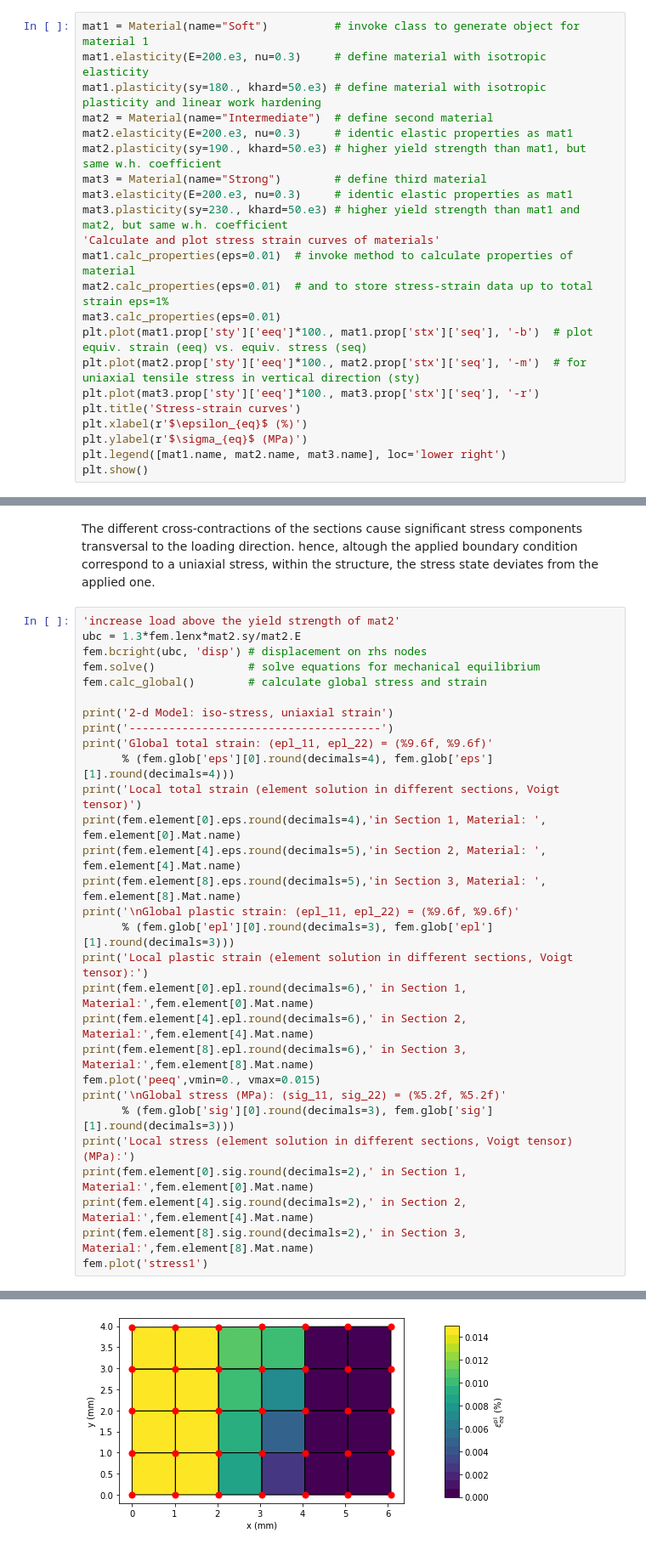
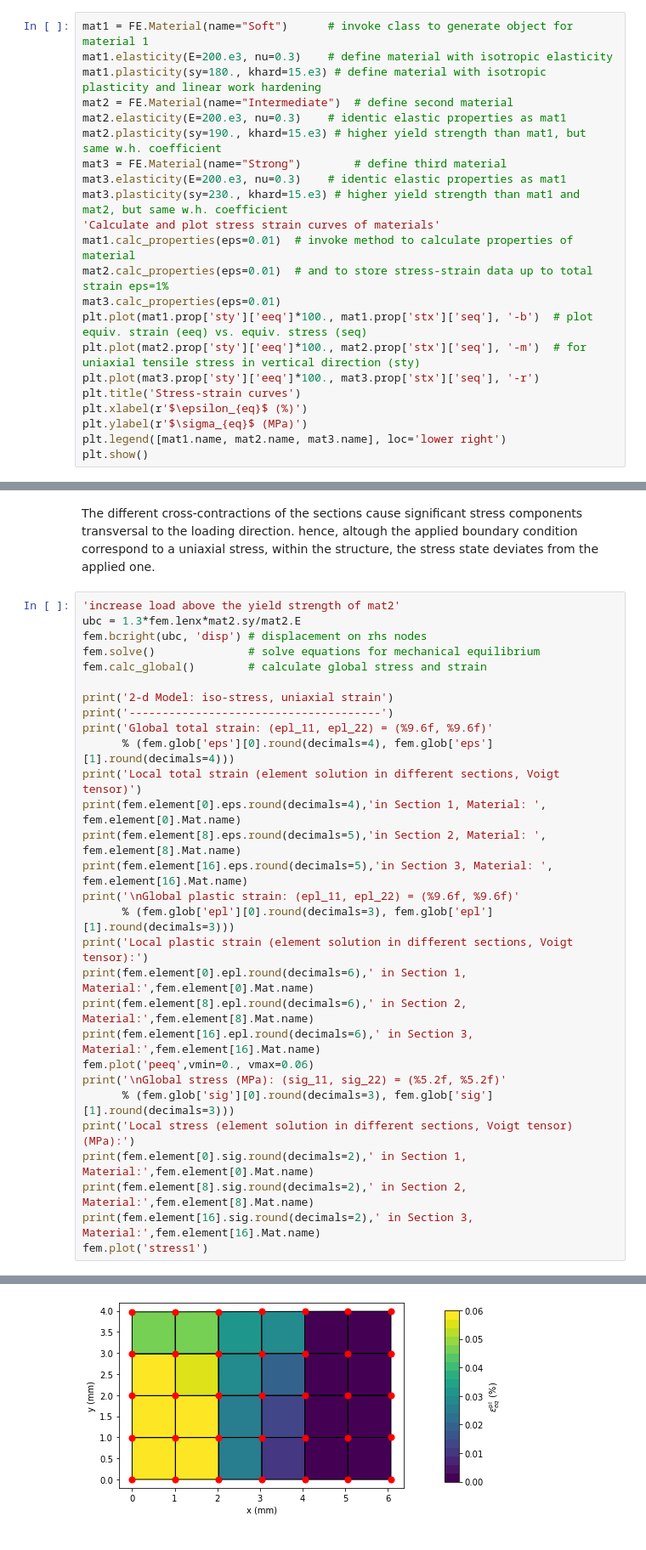
Before and after one commit to AHartmaier/pyLabFEA, a Jupyter notebook: notebooks/pyLabFEA_Homogenization.ipynb, the cells around one changed output, grey strips where cells are left out. Shown at 85% size. Saved outputs shown, nothing was run; the diff lists cells and outputs as text.

```diff
--- a/notebooks/pyLabFEA_Homogenization.ipynb
+++ b/notebooks/pyLabFEA_Homogenization.ipynb
@@ -25,15 +24,15 @@ import numpy as np
 
 In the first step, the class ``Material`` in invoked to create objects for three materials, with identical elastic properties, but different yield strengths. The unit of stress is 1 MPa. All features of the class ``Material`` are described in the  <a rel="Intro" href="https://ahartmaier.github.io/pyLabFEA/pyLabFEA.html#module-pyLabMaterial">documentation</a>.
 # %%
-mat1 = Material(name="Soft")          # invoke class to generate object for material 1
-mat1.elasticity(E=200.e3, nu=0.3)     # define material with isotropic elasticity
-mat1.plasticity(sy=180., khard=50.e3) # define material with isotropic plasticity and linear work hardening
-mat2 = Material(name="Intermediate")  # define second material
-mat2.elasticity(E=200.e3, nu=0.3)     # identic elastic properties as mat1
-mat2.plasticity(sy=190., khard=50.e3) # higher yield strength than mat1, but same w.h. coefficient
-mat3 = Material(name="Strong")        # define third material
-mat3.elasticity(E=200.e3, nu=0.3)     # identic elastic properties as mat1
-mat3.plasticity(sy=230., khard=50.e3) # higher yield strength than mat1 and mat2, but same w.h. coefficient
+mat1 = FE.Material(name="Soft")      # invoke class to generate object for material 1
+mat1.elasticity(E=200.e3, nu=0.3)    # define material with isotropic elasticity
+mat1.plasticity(sy=180., khard=15.e3) # define material with isotropic plasticity and linear work hardening
+mat2 = FE.Material(name="Intermediate")  # define second material
+mat2.elasticity(E=200.e3, nu=0.3)    # identic elastic properties as mat1
+mat2.plasticity(sy=190., khard=15.e3) # higher yield strength than mat1, but same w.h. coefficient
+mat3 = FE.Material(name="Strong")        # define third material
+mat3.elasticity(E=200.e3, nu=0.3)    # identic elastic properties as mat1
+mat3.plasticity(sy=230., khard=15.e3) # higher yield strength than mat1 and mat2, but same w.h. coefficient
 'Calculate and plot stress strain curves of materials'
 mat1.calc_properties(eps=0.01)  # invoke method to calculate properties of material
 mat2.calc_properties(eps=0.01)  # and to store stress-strain data up to total strain eps=1%
@@ -640,21 +645,21 @@ print('Global total strain: (epl_11, epl_22) = (%9.6f, %9.6f)'
       % (fem.glob['eps'][0].round(decimals=4), fem.glob['eps'][1].round(decimals=4)))
 print('Local total strain (element solution in different sections, Voigt tensor)')
 print(fem.element[0].eps.round(decimals=4),'in Section 1, Material: ', fem.element[0].Mat.name)
-print(fem.element[4].eps.round(decimals=5),'in Section 2, Material: ', fem.element[4].Mat.name)
-print(fem.element[8].eps.round(decimals=5),'in Section 3, Material: ', fem.element[8].Mat.name)
+print(fem.element[8].eps.round(decimals=5),'in Section 2, Material: ', fem.element[8].Mat.name)
+print(fem.element[16].eps.round(decimals=5),'in Section 3, Material: ', fem.element[16].Mat.name)
 print('\nGlobal plastic strain: (epl_11, epl_22) = (%9.6f, %9.6f)'
       % (fem.glob['epl'][0].round(decimals=3), fem.glob['epl'][1].round(decimals=3)))
 print('Local plastic strain (element solution in different sections, Voigt tensor):')
 print(fem.element[0].epl.round(decimals=6),' in Section 1, Material:',fem.element[0].Mat.name)
-print(fem.element[4].epl.round(decimals=6),' in Section 2, Material:',fem.element[4].Mat.name)
-print(fem.element[8].epl.round(decimals=6),' in Section 3, Material:',fem.element[8].Mat.name)
-fem.plot('peeq',vmin=0., vmax=0.015)
+print(fem.element[8].epl.round(decimals=6),' in Section 2, Material:',fem.element[8].Mat.name)
+print(fem.element[16].epl.round(decimals=6),' in Section 3, Material:',fem.element[16].Mat.name)
+fem.plot('peeq',vmin=0., vmax=0.06)
 print('\nGlobal stress (MPa): (sig_11, sig_22) = (%5.2f, %5.2f)'
       % (fem.glob['sig'][0].round(decimals=3), fem.glob['sig'][1].round(decimals=3)))
 print('Local stress (element solution in different sections, Voigt tensor) (MPa):')
 print(fem.element[0].sig.round(decimals=2),' in Section 1, Material:',fem.element[0].Mat.name)
-print(fem.element[4].sig.round(decimals=2),' in Section 2, Material:',fem.element[4].Mat.name)
-print(fem.element[8].sig.round(decimals=2),' in Section 3, Material:',fem.element[8].Mat.name)
+print(fem.element[8].sig.round(decimals=2),' in Section 2, Material:',fem.element[8].Mat.name)
+print(fem.element[16].sig.round(decimals=2),' in Section 3, Material:',fem.element[16].Mat.name)
 fem.plot('stress1')
 # %% [output]
 2-d Model: iso-stress, uniaxial strain
@@ -673 +678 @@ Local plastic strain (element solution in different sections, Voigt tensor):
-[figure, old version]
+[figure, new version]
```
Also changed, not shown: parts of 24 cells of this notebook, 30 other files.
